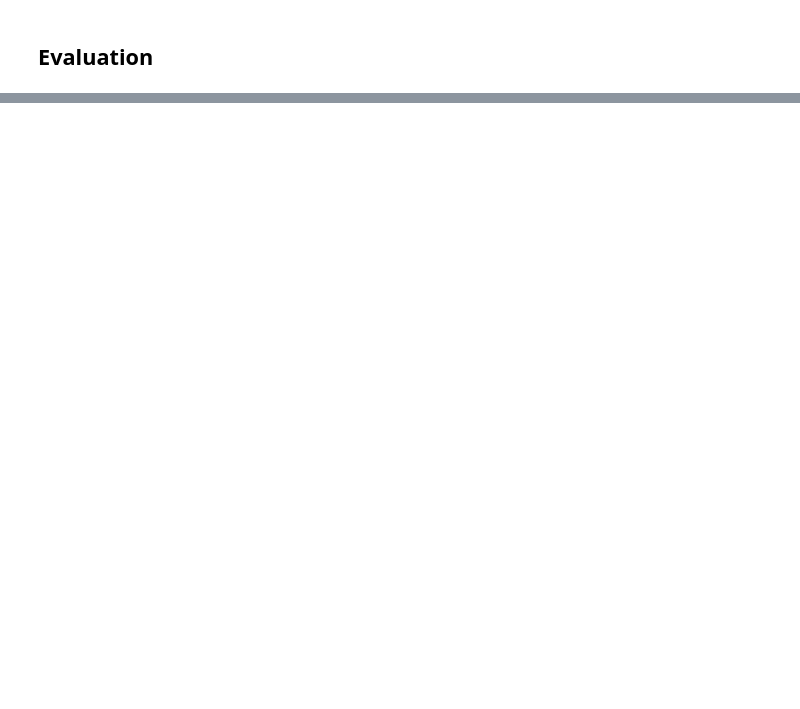
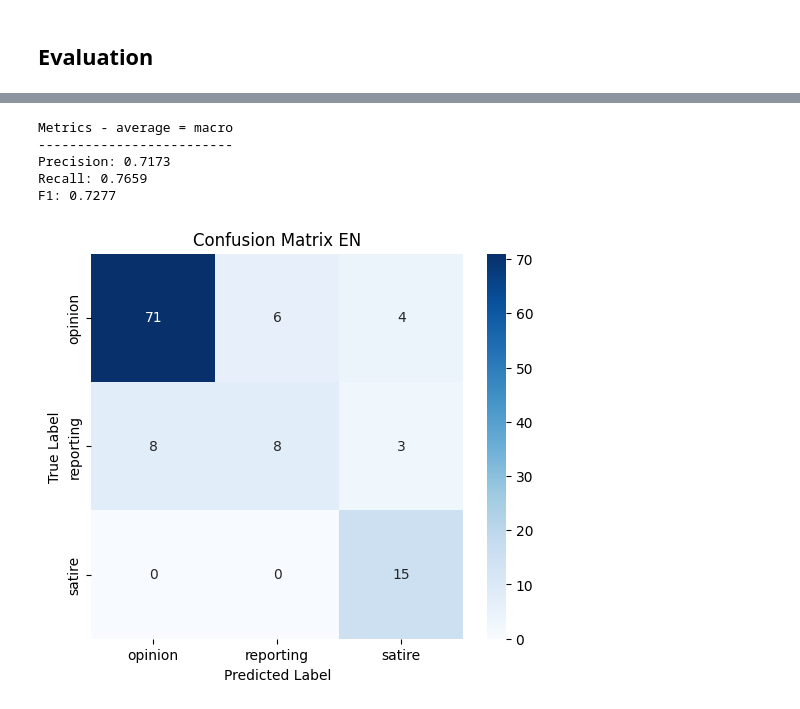
Before and after one commit to VladWero08/mt-pattern-preservation, a Jupyter notebook: notebooks/xml_roberta_classification.ipynb, the cells around one changed output, grey strips where cells are left out. Cells and saved outputs as stored; diff of their text form; code cells hidden in the pictures; blank space fills up the shorter version.

Commit message:
update translation and classification notebooks

```diff
--- a/notebooks/xml_roberta_classification.ipynb
+++ b/notebooks/xml_roberta_classification.ipynb
@@ -112,16 +200,25 @@ class ClassWeightedTrainer(Trainer):
 # %%
 training_args = TrainingArguments(
-    num_train_epochs=3,
-    per_device_train_batch_size=10,
-    per_device_eval_batch_size=10,
+    num_train_epochs=8,
+    per_device_train_batch_size=16,
+    per_device_eval_batch_size=16,
     learning_rate=2e-5,
     weight_decay=1e-4,
+    eval_strategy="epoch",
+    save_strategy="epoch",
 )
 # %%
+model = XLMRobertaForSequenceClassification.from_pretrained(
+    model_id,
+    num_labels=len(id2label),
+    problem_type="single_label_classification"
+).to(device)
+
 trainer = ClassWeightedTrainer(
     model=model,
     args=training_args,
     train_dataset=train_dataset,
     eval_dataset=validation_dataset,
-    tokenizer=tokenizer,
+    processing_class=tokenizer,
 )
+trainer.train()
@@ -128,18 +236,9 @@ trainer = ClassWeightedTrainer(
-# %%
-trainer = Trainer(
-    model=model,
-    args=training_args,
-    train_dataset=torch.utils.data.Subset(train_dataset, range(5)), # Fixed: Create a Subset to maintain Dataset type
-    eval_dataset=torch.utils.data.Subset(train_dataset, range(2)),
-    tokenizer=tokenizer,
-)
-trainer.train()
 # %% [markdown]
 ## **Evaluation**
 # %%
 # compute the prediction logits
 val_predictions = trainer.predict(validation_dataset)
 # compute the prediction classes
-val_predictions_labels = torch.argmax(torch.tensor(val_predictions.predictions), dim=1)
+val_predictions_labels = np.argmax(val_predictions.predictions, axis=1)
 # extract the true labels from the validation dataset
-val_true_labels = torch.argmax(dataset[validation_dataset.indices]["labels"], dim=1)
+val_true_labels = np.array([dataset[idx]["labels"] for idx in validation_dataset.indices])
@@ -149,3 +250,15 @@ precision = precision_score(val_true_labels, val_predictions_labels, average="ma
 recall = recall_score(val_true_labels, val_predictions_labels, average="macro")
 f1 = f1_score(val_true_labels, val_predictions_labels, average="macro")
 cm = confusion_matrix(val_true_labels, val_predictions_labels)
+
+print("Metrics - average = macro")
+print("-------------------------")
+print(f"Precision: {precision:.4f}")
+print(f"Recall: {recall:.4f}")
+print(f"F1: {f1:.4f}")
+# %% [output]
+Metrics - average = macro
+-------------------------
+Precision: 0.7173
+Recall: 0.7659
+F1: 0.7277
@@ -158,7 +265,9 @@ print(f"F1: {f1:.4f}")
 # %%
 plt.figure(figsize=(6,5))
 sns.heatmap(cm, annot=True, fmt="d", cmap="Blues", xticklabels=class_names, yticklabels=class_names)
 plt.xlabel("Predicted Label")
 plt.ylabel("True Label")
-plt.title("Confusion Matrix")
+plt.title("Confusion Matrix EN")
 plt.show()
+# %% [output]
+[figure, added]
```
Also changed, not shown: parts of 19 cells of this notebook, 1 other file.
